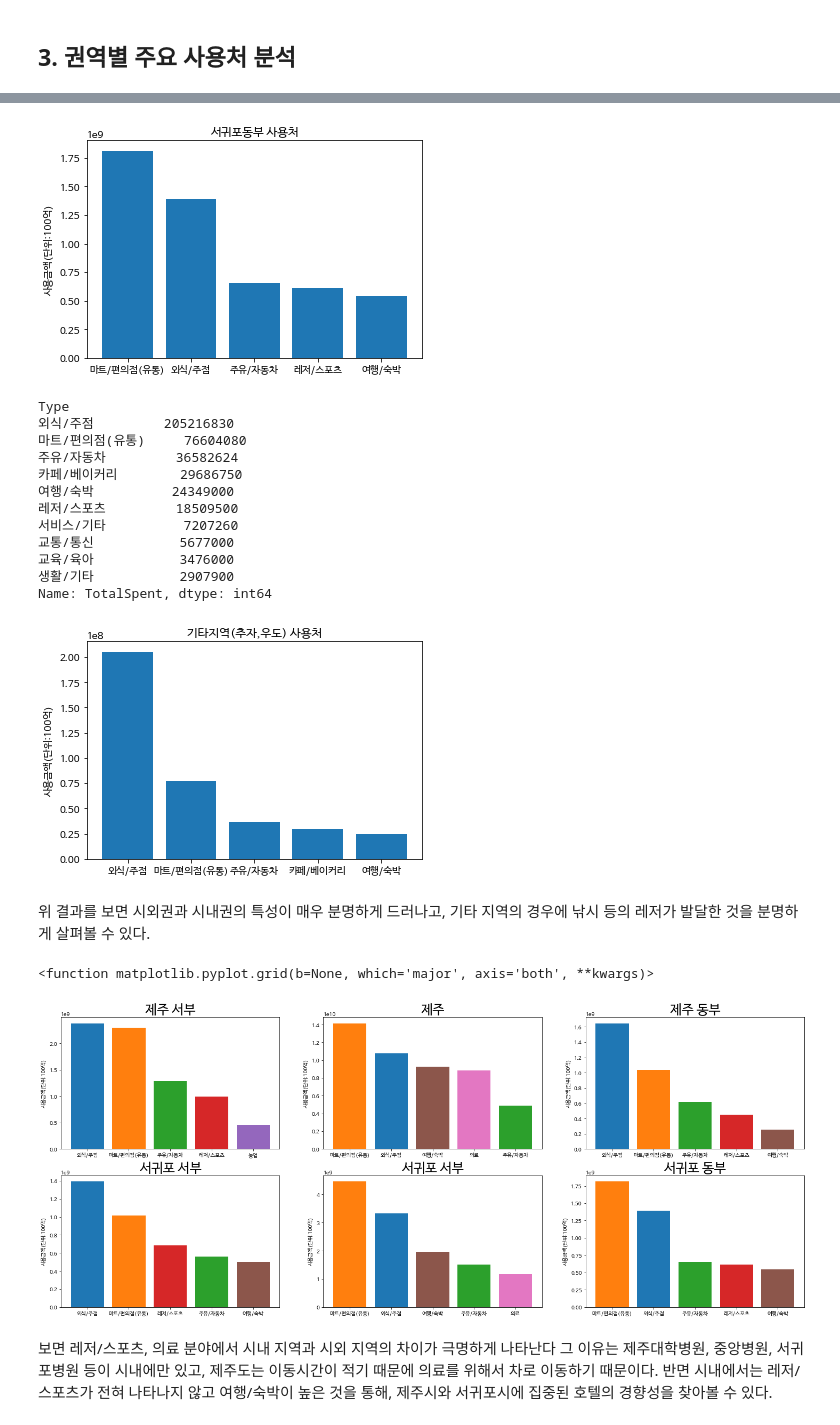
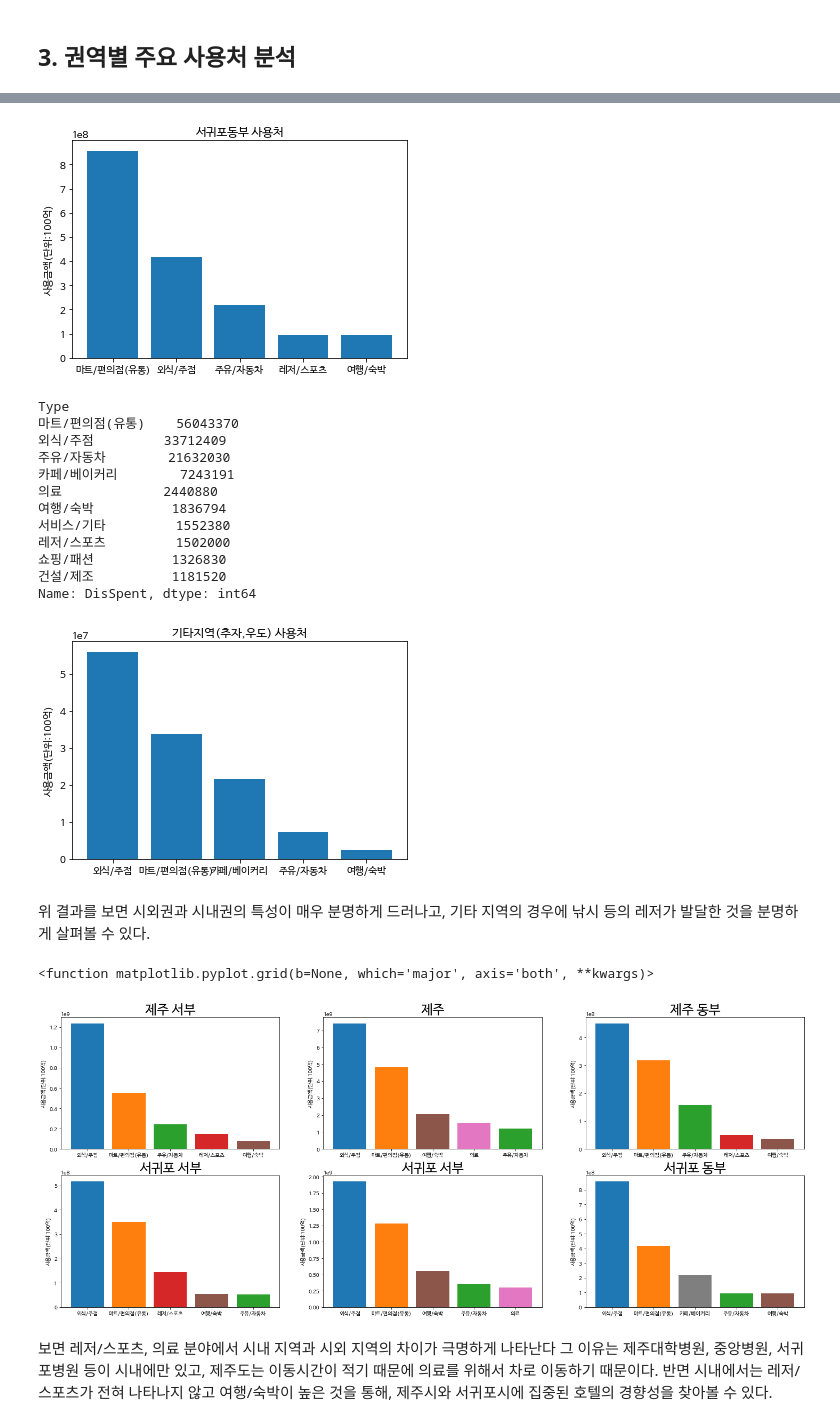
Before and after one commit to jaeyong-song/DSL_EDA_jeju_jaenan, a Jupyter notebook: jaeyong/권역별 재난지원금 사용처 분석 및 사용량 분석.ipynb, the cells around one changed output, grey strips where cells are left out. Cells and saved outputs as stored; diff of their text form; code cells hidden in the pictures.

```diff
--- a/jaeyong/권역별 재난지원금 사용처 분석 및 사용량 분석.ipynb
+++ b/jaeyong/권역별 재난지원금 사용처 분석 및 사용량 분석.ipynb
@@ -9,10 +9,11 @@ import pandas as pd
 ## 나중에 데이터 다 모이면 이 부분 수정해야합니다!!!!! (중요!!!!!!!!)
 ## (또한 밑에 라벨링도 다 새로 해야합니다 ㅎㅎㅎㅎㅎ
 # %%
-data_05_01 = pd.read_csv("./data/KRI-DAC_Jeju_data6_dong_1_90000.csv")
-data_05_02 = pd.read_csv("./data/KRI-DAC_Jeju_data6_dong_90000_189000.csv")
+data_05 = pd.read_csv("./data/data_05.csv")
+data_06 = pd.read_csv("./data/data_06.csv")
+data_08 = pd.read_csv("./data/data_08.csv")
 # %%
-data = pd.concat([data_05_01, data_05_02])
+data = pd.concat([data_05, data_06, data_08])
 data = data.reset_index(drop=True)
 # %%
 data["DONG"].unique()
@@ -109,7 +110,7 @@ plt.show()
 ## 3. 권역별 주요 사용처 분석
 # %%
 grouped_type = data.groupby(['AREA', 'Type'])
-grouped_eachType_spend = grouped_type.sum()["TotalSpent"]
+grouped_eachType_spend = grouped_type.sum()["DisSpent"]
 grouped_eachType_spend
 # %% [output]
 AREA  Type
@@ -268,31 +269,31 @@ plt.title('서귀포동부 사용처')
 plt.ylabel('사용금액(단위:100억)')
 plt.show()
 # %% [output]
-[figure, old version]
+[figure, new version]
 # %%
 G_top_spent = grouped_eachType_spend["기타"].sort_values(ascending=False)[0:10]
 G_top_spent
 # %% [output]
 Type
-외식/주점         205216830
-마트/편의점(유통)     76604080
-주유/자동차         36582624
-카페/베이커리        29686750
-여행/숙박          24349000
-레저/스포츠         18509500
-서비스/기타          7207260
-교통/통신           5677000
-교육/육아           3476000
-생활/기타           2907900
-Name: TotalSpent, dtype: int64
+마트/편의점(유통)    56043370
+외식/주점         33712409
+주유/자동차        21632030
+카페/베이커리        7243191
+의료             2440880
+여행/숙박          1836794
+서비스/기타         1552380
+레저/스포츠         1502000
+쇼핑/패션          1326830
+건설/제조          1181520
+Name: DisSpent, dtype: int64
 # %%
-label = ['외식/주점', '마트/편의점(유통)', '주유/자동차', '카페/베이커리', '여행/숙박']
+label = ['외식/주점', '마트/편의점(유통)', '카페/베이커리', '주유/자동차', '여행/숙박']
 plt.bar(label, G_top_spent[0:5])
 plt.title('기타지역(추자,우도) 사용처')
 plt.ylabel('사용금액(단위:100억)')
 plt.show()
 # %% [output]
-[figure, old version]
+[figure, new version]
 # %% [markdown]
 위 결과를 보면 시외권과 시내권의 특성이 매우 분명하게 드러나고, 기타 지역의 경우에 낚시 등의 레저가 발달한 것을 분명하게 살펴볼 수 있다.
 # %%
@@ -305,56 +306,57 @@ sport = 'C3'
 agri = 'C4'
 tour = 'C5'
 hospit = 'C6'
+cafe = 'C7'
 
 plt.subplot(231)
-label = ['외식/주점', '마트/편의점(유통)', '주유/자동차', '레저/스포츠', '농업']
-color = [food, mart, gas, sport, agri]
+label = ['외식/주점', '마트/편의점(유통)', '주유/자동차', '레저/스포츠', '여행/숙박']
+color = [food, mart, gas, sport, tour]
 plt.bar(label, A_top_spent[0:5], color=color)
 plt.title('제주 서부', size=25)
 plt.ylabel('사용금액(단위:100억)')
 plt.grid
 
 plt.subplot(232)
-label = ['마트/편의점(유통)', '외식/주점', '여행/숙박', '의료', '주유/자동차']
-color = [mart, food, tour, hospit, gas]
+label = ['외식/주점', '마트/편의점(유통)', '여행/숙박', '의료', '주유/자동차']
+color = [food, mart, tour, hospit, gas]
 plt.bar(label, B_top_spent[0:5], color=color)
 plt.title('제주', size=25)
 plt.ylabel('사용금액(단위:100억)')
 plt.grid
 
 plt.subplot(233)
 label = ['외식/주점', '마트/편의점(유통)', '주유/자동차', '레저/스포츠', '여행/숙박']
 color = [food, mart, gas, sport, tour]
 plt.bar(label, C_top_spent[0:5], color=color)
 plt.title('제주 동부', size=25)
 plt.ylabel('사용금액(단위:100억)')
 plt.grid
 
 plt.subplot(234)
-label = ['외식/주점', '마트/편의점(유통)', '레저/스포츠', '주유/자동차', '여행/숙박']
-color = [food, mart, sport, gas, tour]
+label = ['외식/주점', '마트/편의점(유통)', '레저/스포츠', '여행/숙박', '주유/자동차']
+color = [food, mart, sport, tour, gas]
 plt.bar(label, D_top_spent[0:5], color = color)
 plt.title('서귀포 서부', size=25)
 plt.ylabel('사용금액(단위:100억)')
 plt.grid
 
 plt.subplot(235)
-label = ['마트/편의점(유통)', '외식/주점', '여행/숙박', '주유/자동차', '의료']
-color = [mart, food, tour, gas, hospit]
+label = ['외식/주점', '마트/편의점(유통)', '여행/숙박', '주유/자동차', '의료']
+color = [food, mart, tour, gas, hospit]
 plt.bar(label, E_top_spent[0:5], color = color)
 plt.title('서귀포 서부', size=25)
 plt.ylabel('사용금액(단위:100억)')
 plt.grid
 
 plt.subplot(236)
-label = ['마트/편의점(유통)', '외식/주점', '주유/자동차', '레저/스포츠', '여행/숙박']
-color = [mart, food, gas, sport, tour]
+label = ['외식/주점', '마트/편의점(유통)', '카페/베이커리', '주유/자동차', '여행/숙박']
+color = [food, mart, cafe, gas, tour]
 plt.bar(label, F_top_spent[0:5], color=color)
 plt.title('서귀포 동부', size=25)
 plt.ylabel('사용금액(단위:100억)')
 plt.grid
 # %% [output]
 <function matplotlib.pyplot.grid(b=None, which='major', axis='both', **kwargs)>
-[figure, old version]
+[figure, new version]
 # %% [markdown]
 보면 레저/스포츠, 의료 분야에서 시내 지역과 시외 지역의 차이가 극명하게 나타난다 그 이유는 제주대학병원, 중앙병원, 서귀포병원 등이 시내에만 있고, 제주도는 이동시간이 적기 때문에 의료를 위해서 차로 이동하기 때문이다. 반면 시내에서는 레저/스포츠가 전혀 나타나지 않고 여행/숙박이 높은 것을 통해, 제주시와 서귀포시에 집중된 호텔의 경향성을 찾아볼 수 있다.
```
Also changed, not shown: parts of 18 cells of this notebook, 7 other files.
